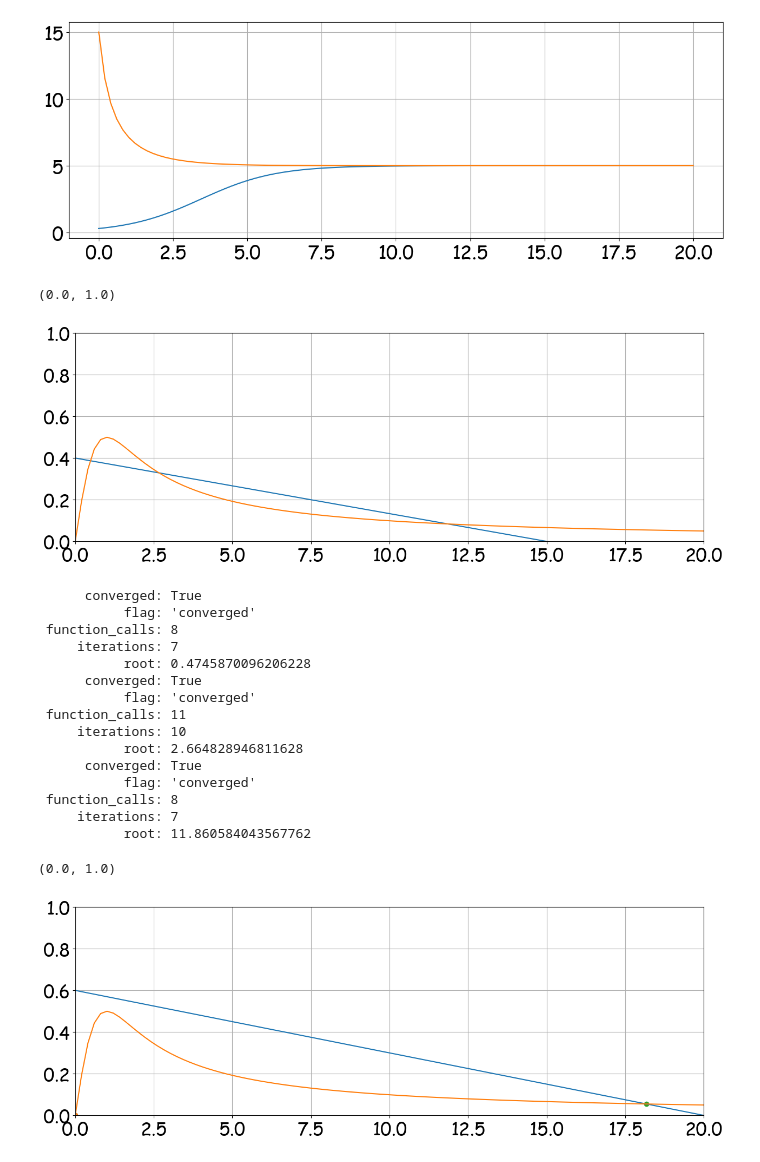
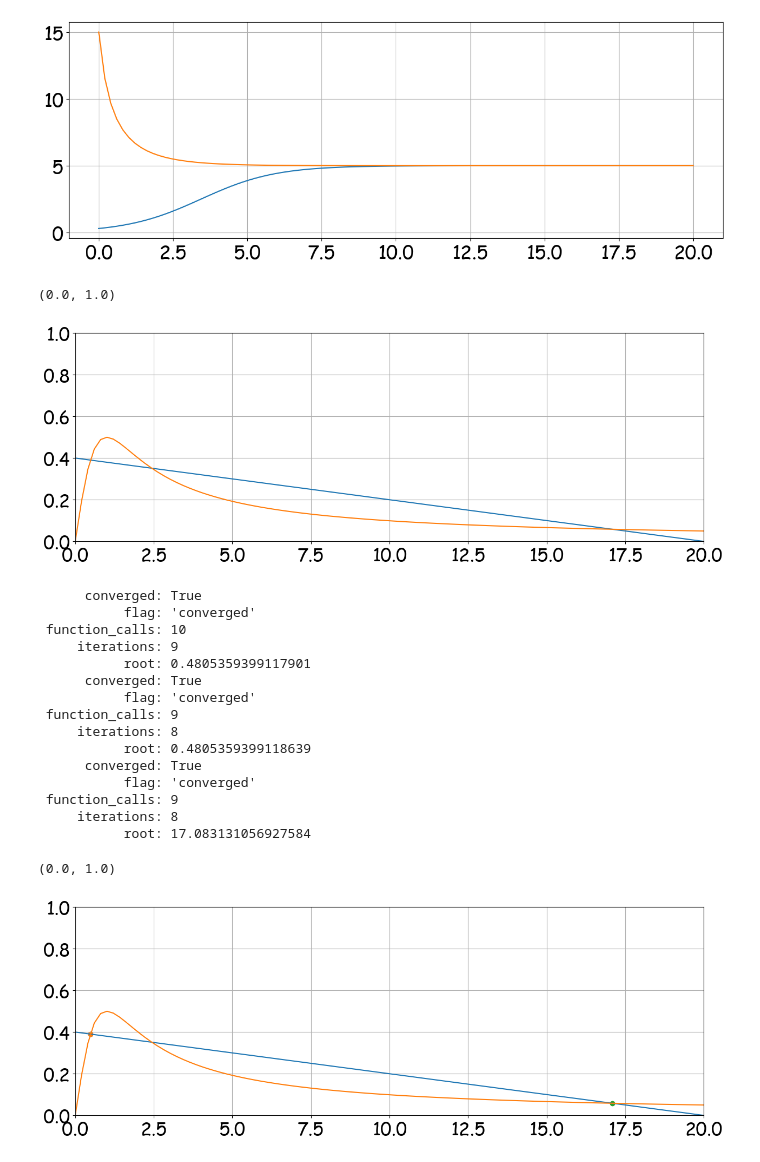
Before and after one commit to sgepner/Automate-Python, a Jupyter notebook: Lectures/Lecture3/Spruce Budworm - template.ipynb, the cells around one changed output. Cells and saved outputs as stored; diff of their text form; code cells hidden in the pictures.

```diff
--- a/Lectures/Lecture3/Spruce Budworm - template.ipynb
+++ b/Lectures/Lecture3/Spruce Budworm - template.ipynb
@@ -43,7 +43,7 @@ f = plt.figure(figsize=(15,5))
 x = np.linspace(0, 20, 100)
 
 r=0.4
-k=15
+k=20
 plt.plot(x, r*(1-x/k))
 plt.plot(x, x/(1+x**2))
 
@@ -52,7 +52,7 @@ plt.xlim(0, 20)
 plt.ylim(0, 1)
 # %% [output]
 (0.0, 1.0)
-[figure, old version]
+[figure, new version]
 # %%
 def rhs(x0, t0=0):
     return [ r * x0[0] * (1 - x0[0] / k) - x0[0]**2 / (1 + x0[0]**2) ]
@@ -69,48 +69,48 @@ print(res)
 # %% [output]
       converged: True
            flag: 'converged'
- function_calls: 8
-     iterations: 7
-           root: 0.4745870096206228
+ function_calls: 10
+     iterations: 9
+           root: 0.4805359399117901
       converged: True
            flag: 'converged'
- function_calls: 11
-     iterations: 10
-           root: 2.664828946811628
+ function_calls: 9
+     iterations: 8
+           root: 0.4805359399118639
       converged: True
            flag: 'converged'
- function_calls: 8
-     iterations: 7
-           root: 11.860584043567762
+ function_calls: 9
+     iterations: 8
+           root: 17.083131056927584
 # %%
 %matplotlib inline
 f = plt.figure(figsize=(15,5))
 
 x = np.linspace(0, 20, 100)
 
-r=0.6
+r=0.4
 k=20
 plt.plot(x, r*(1-x/k))
 plt.plot(x, x/(1+x**2))
 
 res = root_scalar(fun, x0=0.1, x1=2)
 x = res.root
 plt.scatter(x, x/(1+x**2) )
 
 res = root_scalar(fun, x0=0.5, x1=3)
 x = res.root
 plt.scatter(x, x/(1+x**2) )
 
 res = root_scalar(fun, x0=10, x1=15)
 x = res.root
 plt.scatter(x, x/(1+x**2) )
 
 plt.grid()
 plt.xlim(0, 20)
 plt.ylim(0, 1)
 # %% [output]
 (0.0, 1.0)
-[figure, old version]
+[figure, new version]
 # %%
 x0 = 0.2
 xt1 = odeint(rhs, x0, t)
```
Also changed, not shown: parts of 4 cells of this notebook, 2 other files.
